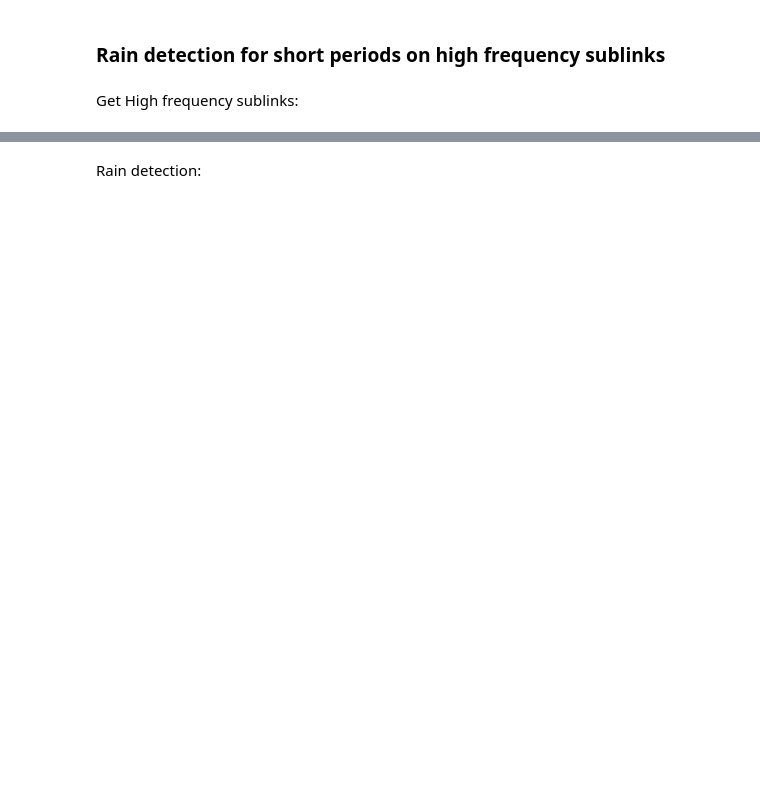
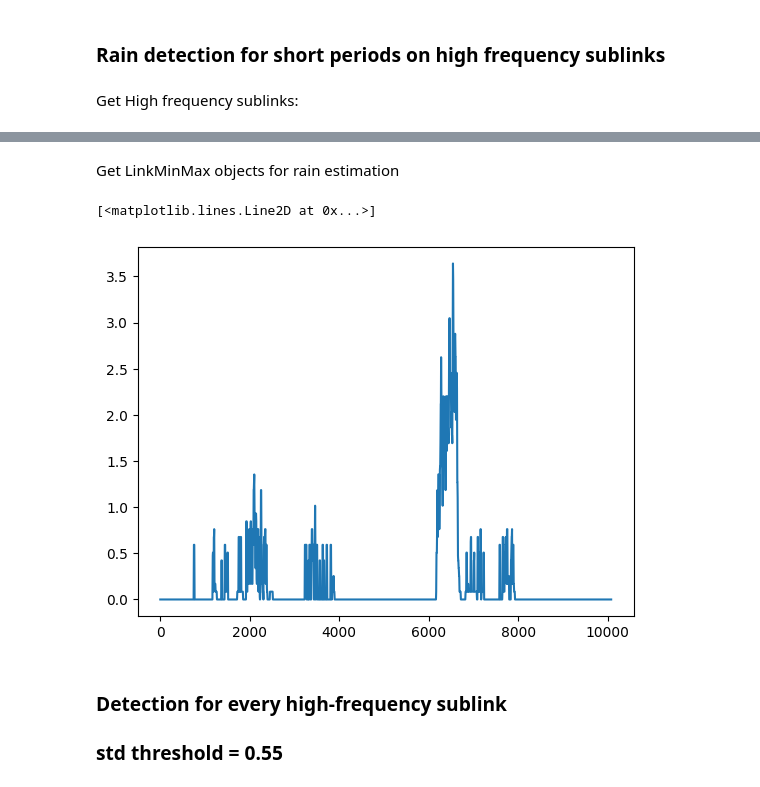
Before and after one commit to gabrielawr/OpenMesh_pynncml, a Jupyter notebook: src/analysis/pynncml_experiments/notebooks/LinkAnalysis.ipynb, the cells around one changed output, grey strips where cells are left out. Cells and saved outputs as stored; diff of their text form; code cells hidden in the pictures; blank space fills up the shorter version.

```diff
--- a/src/analysis/pynncml_experiments/notebooks/LinkAnalysis.ipynb
+++ b/src/analysis/pynncml_experiments/notebooks/LinkAnalysis.ipynb
@@ -207,2 +208,2 @@ highfreqID
-# %% [markdown]
-Rain detection:
+# %% [markdown]
+Get LinkMinMax objects for rain estimation
@@ -209 +212,11 @@ Rain detection:
+# %%
+linkmm = highfreq[0]
+# %%
+plt.plot(linkmm.gauge_ref[0].data_array)
+# %% [output]
+[<matplotlib.lines.Line2D at 0x...>]
+[figure, added]
+# %% [markdown]
+### Detection for every high-frequency sublink
+### std threshold = 0.55
 # %%
```
Also changed, not shown: parts of 33 cells of this notebook, 2 other files.
